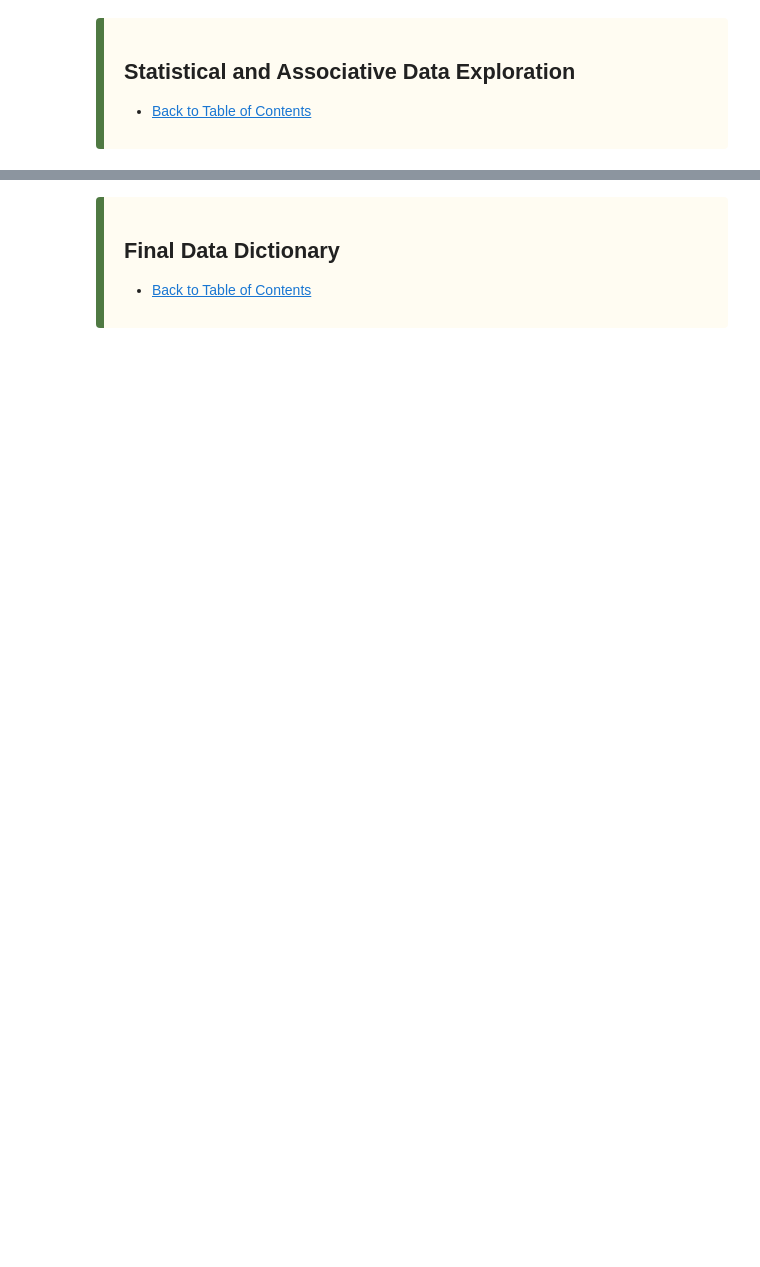
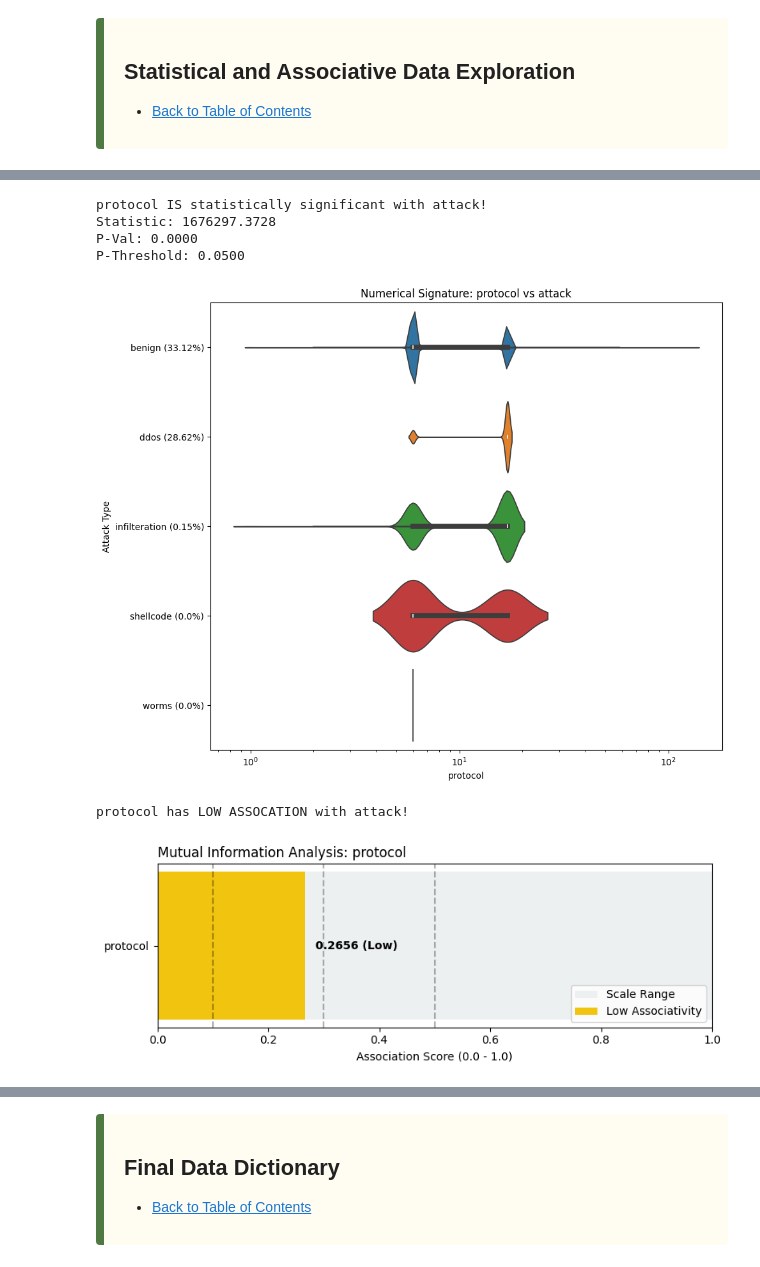
Before and after one commit to JaredWood-DU/COMP3703, a Jupyter notebook: final/explore_normal_data.ipynb, the cells around one changed output, grey strips where cells are left out. Saved outputs shown, nothing was run; the diff lists cells and outputs as text; code cells hidden in the pictures; blank space fills up the shorter version.

Commit message:
Stats and Visuals Testing complete
Will analyze later

```diff
--- a/final/explore_normal_data.ipynb
+++ b/final/explore_normal_data.ipynb
@@ -253,0 +285,10 @@ in_bytes has HIGH ASSOCIATION with attack!
+# %%
+eND.analyze_statistical_significance_and_associativity(df, 'protocol', is_object_feature=True)
+# %% [output]
+protocol IS statistically significant with attack!
+Statistic: 1676297.3728
+P-Val: 0.0000
+P-Threshold: 0.0500
+[figure, added]
+protocol has LOW ASSOCATION with attack!
+[figure, added]
```
Also changed, not shown: parts of 82 cells of this notebook, 1 other file.
